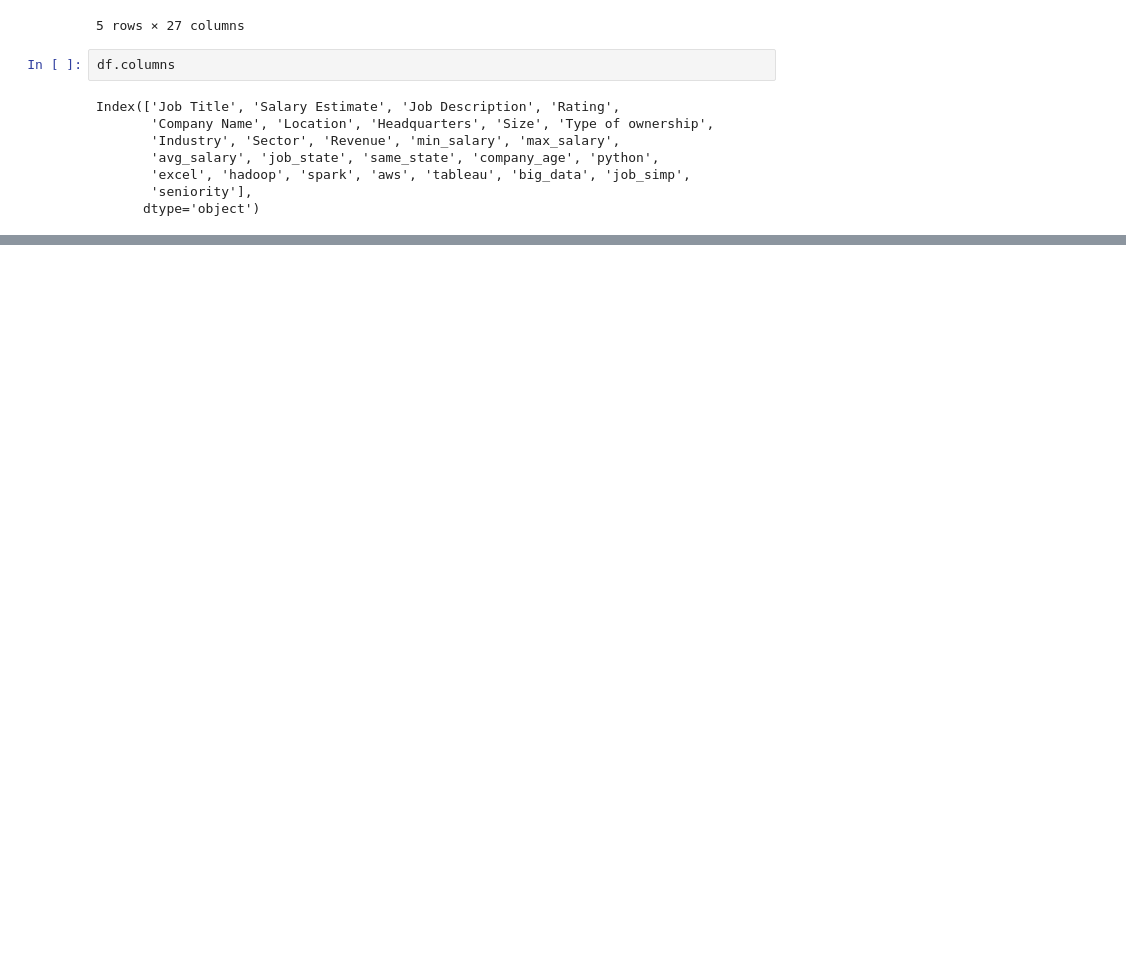
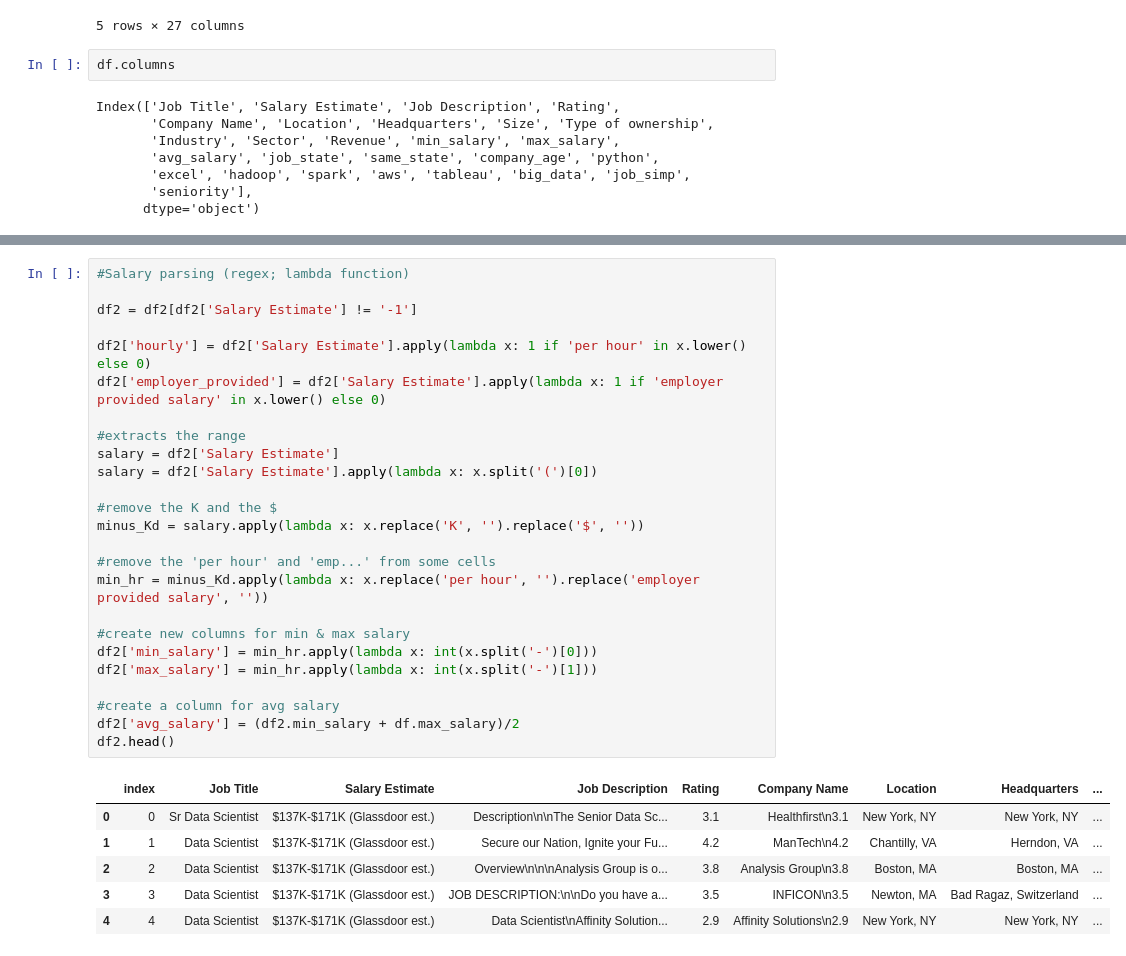
Before and after one commit to cipher499/ds_salary_project, a Jupyter notebook: data_wrangling.ipynb, the cells around one changed output, grey strips where cells are left out. Cells and saved outputs as stored; diff of their text form; blank space fills up the shorter version.

```diff
--- a/data_wrangling.ipynb
+++ b/data_wrangling.ipynb
@@ -30,0 +42,32 @@ Name: seniority, dtype: int64
+# %%
+#Salary parsing (regex; lambda function)
+
+df2 = df2[df2['Salary Estimate'] != '-1']
+
+df2['hourly'] = df2['Salary Estimate'].apply(lambda x: 1 if 'per hour' in x.lower() else 0)
+df2['employer_provided'] = df2['Salary Estimate'].apply(lambda x: 1 if 'employer provided salary' in x.lower() else 0)
+
+#extracts the range
+salary = df2['Salary Estimate']
+salary = df2['Salary Estimate'].apply(lambda x: x.split('(')[0])
+
+#remove the K and the $
+minus_Kd = salary.apply(lambda x: x.replace('K', '').replace('$', ''))
+
+#remove the 'per hour' and 'emp...' from some cells
+min_hr = minus_Kd.apply(lambda x: x.replace('per hour', '').replace('employer provided salary', ''))
+
+#create new columns for min & max salary
+df2['min_salary'] = min_hr.apply(lambda x: int(x.split('-')[0]))
+df2['max_salary'] = min_hr.apply(lambda x: int(x.split('-')[1]))
+
+#create a column for avg salary
+df2['avg_salary'] = (df2.min_salary + df.max_salary)/2
+df2.head()
+# %% [output]
+|  | index | Job Title | Salary Estimate | Job Description | Rating | Company Name | Location | Headquarters | ... |
+| 0 | 0 | Sr Data Scientist | $137K-$171K (Glassdoor est.) | Description\n\nThe Senior Data Sc... | 3.1 | Healthfirst\n3.1 | New York, NY | New York, NY | ... |
+| 1 | 1 | Data Scientist | $137K-$171K (Glassdoor est.) | Secure our Nation, Ignite your Fu... | 4.2 | ManTech\n4.2 | Chantilly, VA | Herndon, VA | ... |
+| 2 | 2 | Data Scientist | $137K-$171K (Glassdoor est.) | Overview\n\n\nAnalysis Group is o... | 3.8 | Analysis Group\n3.8 | Boston, MA | Boston, MA | ... |
+| 3 | 3 | Data Scientist | $137K-$171K (Glassdoor est.) | JOB DESCRIPTION:\n\nDo you have a... | 3.5 | INFICON\n3.5 | Newton, MA | Bad Ragaz, Switzerland | ... |
+| 4 | 4 | Data Scientist | $137K-$171K (Glassdoor est.) | Data Scientist\nAffinity Solution... | 2.9 | Affinity Solutions\n2.9 | New York, NY | New York, NY | ... |
```
Also changed, not shown: parts of 12 cells of this notebook, 2 other files.
